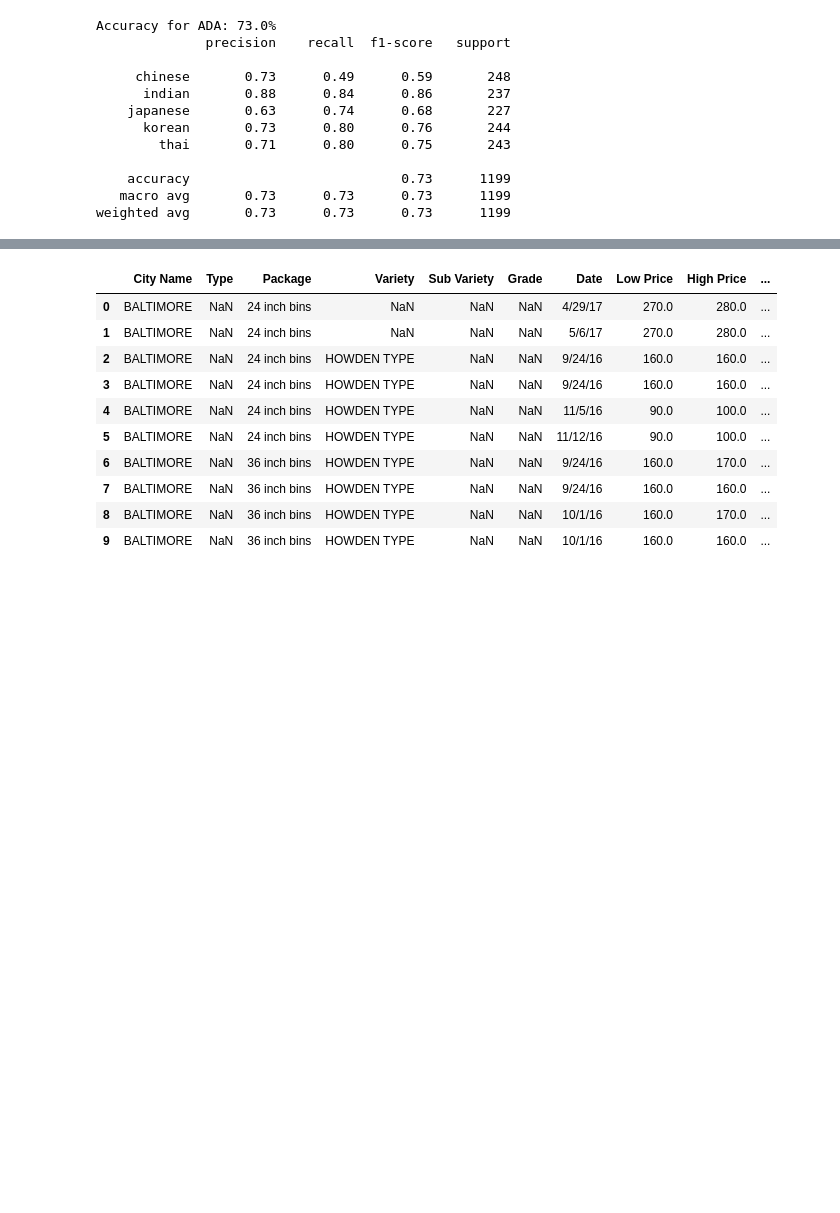
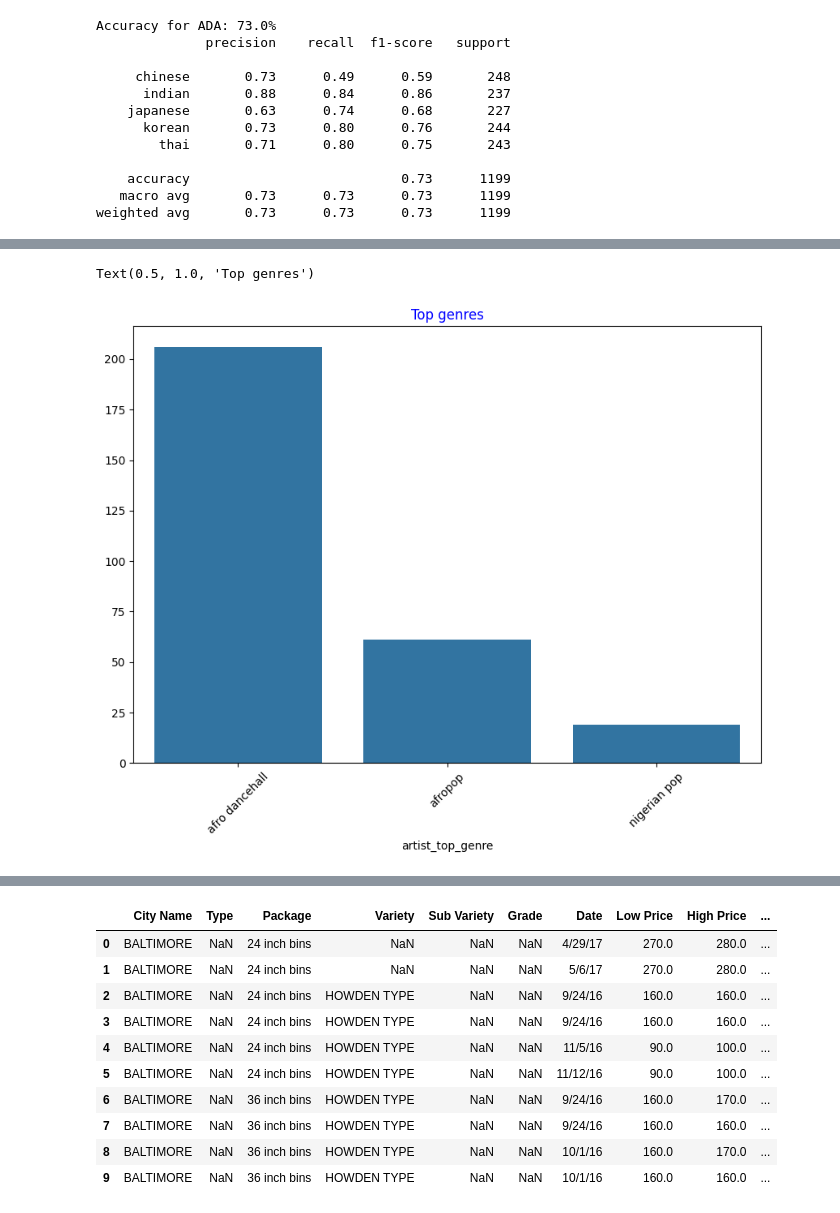
Before and after one commit to walethewave/Flexisaf-Gen-AI-DS-Internship, a Jupyter notebook: Flexisaf.ipynb, the cells around one changed output, grey strips where cells are left out. Cells and saved outputs as stored; diff of their text form; code cells hidden in the pictures; blank space fills up the shorter version.

```diff
--- a/Flexisaf.ipynb
+++ b/Flexisaf.ipynb
@@ -1359,0 +1467,11 @@ weighted avg       0.73      0.73      0.73      1199
+# %%
+df = df[(df['artist_top_genre'] == 'afro dancehall') | (df['artist_top_genre'] == 'afropop') | (df['artist_top_genre'] == 'nigerian pop')]
+df = df[(df['popularity'] > 0)]
+top = df['artist_top_genre'].value_counts()
+plt.figure(figsize=(10,7))
+sns.barplot(x=top.index,y=top.values)
+plt.xticks(rotation=45)
+plt.title('Top genres',color = 'blue')
+# %% [output]
+Text(0.5, 1.0, 'Top genres')
+[figure, added]
```
Also changed, not shown: parts of 14 cells of this notebook, 1 other file.
